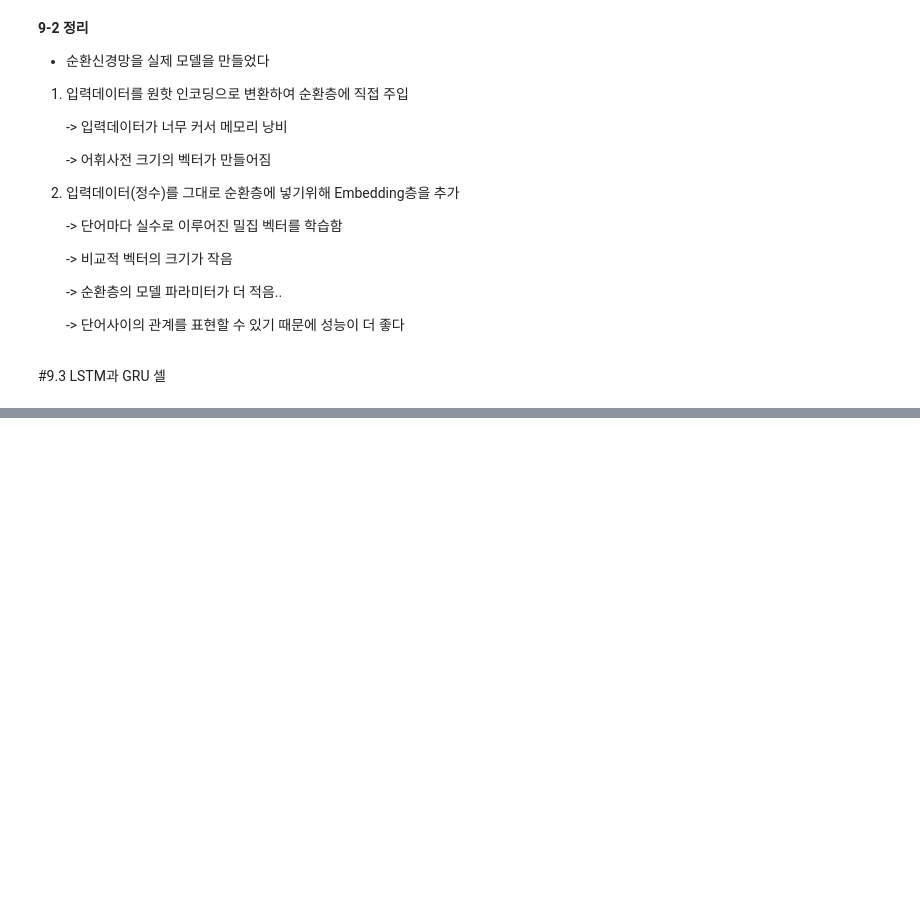
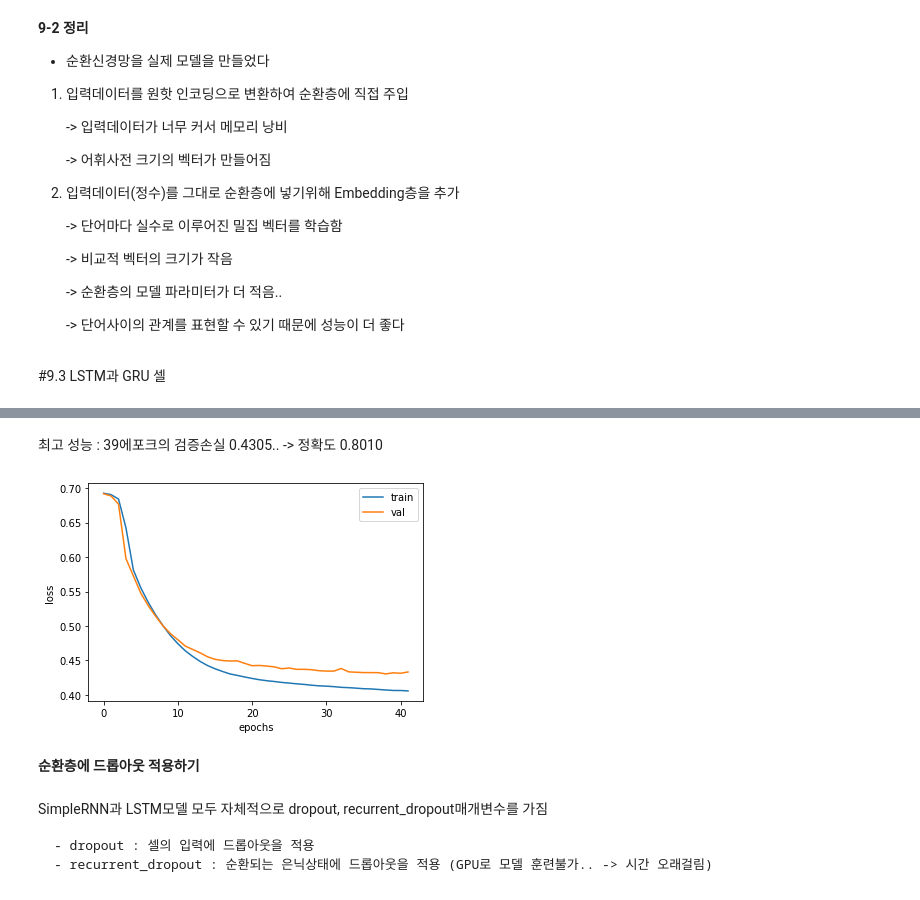
Before and after one commit to dong-tak123/BigAI, a Jupyter notebook: 혼자 공부하는 머신러닝/Chapter9_텍스트를_위한_인공_신경망.ipynb, the cells around one changed output, grey strips where cells are left out. Saved outputs shown, nothing was run; the diff lists cells and outputs as text; code cells hidden in the pictures; blank space fills up the shorter version.

```diff
--- a/혼자 공부하는 머신러닝/Chapter9_텍스트를_위한_인공_신경망.ipynb
+++ b/혼자 공부하는 머신러닝/Chapter9_텍스트를_위한_인공_신경망.ipynb
@@ -396,0 +500,15 @@ plt.show()
+# %%
+#패딩해서 길이맞추기..
+
+from tensorflow.keras.preprocessing.sequence import pad_sequences
+train_seq = pad_sequences(train_input, maxlen=100)
+val_seq = pad_sequences(val_input, maxlen=100)
+# %%
+#순환층 만들기..
+
+from tensorflow import keras
+model = keras.Sequential()
+model.add(keras.layers.Embedding(500,16,input_length=100))
+#입력의 길이를 100으로 했고, 어휘사전의 갯수가 500이니까 500개의 정수를 16개의 실수벡터로 만들 것을 지정
+model.add(keras.layers.LSTM(8))
+model.add(keras.layers.Dense(1, activation = 'sigmoid'))
@@ -396,0 +548,13 @@ plt.show()
+# %%
+#모델 컴파일 및 훈련..
+
+rmsprop = keras.optimizers.RMSprop(learning_rate = 0.0001)
+model.compile(optimizer = rmsprop, loss = 'binary_crossentropy', metrics = ['accuracy'])
+
+#콜백객체 생성..
+checkpoint_cb = keras.callbacks.ModelCheckpoint('best-lstm-model.h5')
+early_stopping_cb = keras.callbacks.EarlyStopping(patience = 3, restore_best_weights = True)
+
+#훈련
+history = model.fit(train_seq, train_target, epochs = 100, batch_size=64, validation_data = (val_seq, val_target),
+                    callbacks = [checkpoint_cb, early_stopping_cb])
@@ -396,0 +579,21 @@ plt.show()
+# %% [markdown]
+최고 성능 : 39에포크의 검증손실 0.4305..  ->  정확도 0.8010
+# %%
+#검증과 손실 그래프..
+
+import matplotlib.pyplot as plt
+plt.plot(history.history['loss'])
+plt.plot(history.history['val_loss'])
+plt.xlabel('epochs')
+plt.ylabel('loss')
+plt.legend(['train', 'val'])
+plt.show()
+# %% [output]
+[figure, added]
+# %% [markdown]
+**순환층에 드롭아웃 적용하기**
+# %% [markdown]
+SimpleRNN과 LSTM모델 모두 자체적으로 dropout, recurrent_dropout매개변수를 가짐
+
+    - dropout : 셀의 입력에 드롭아웃을 적용
+    - recurrent_dropout : 순환되는 은닉상태에 드롭아웃을 적용 (GPU로 모델 훈련불가.. -> 시간 오래걸림)
```
Also changed, not shown: parts of 51 cells of this notebook.
